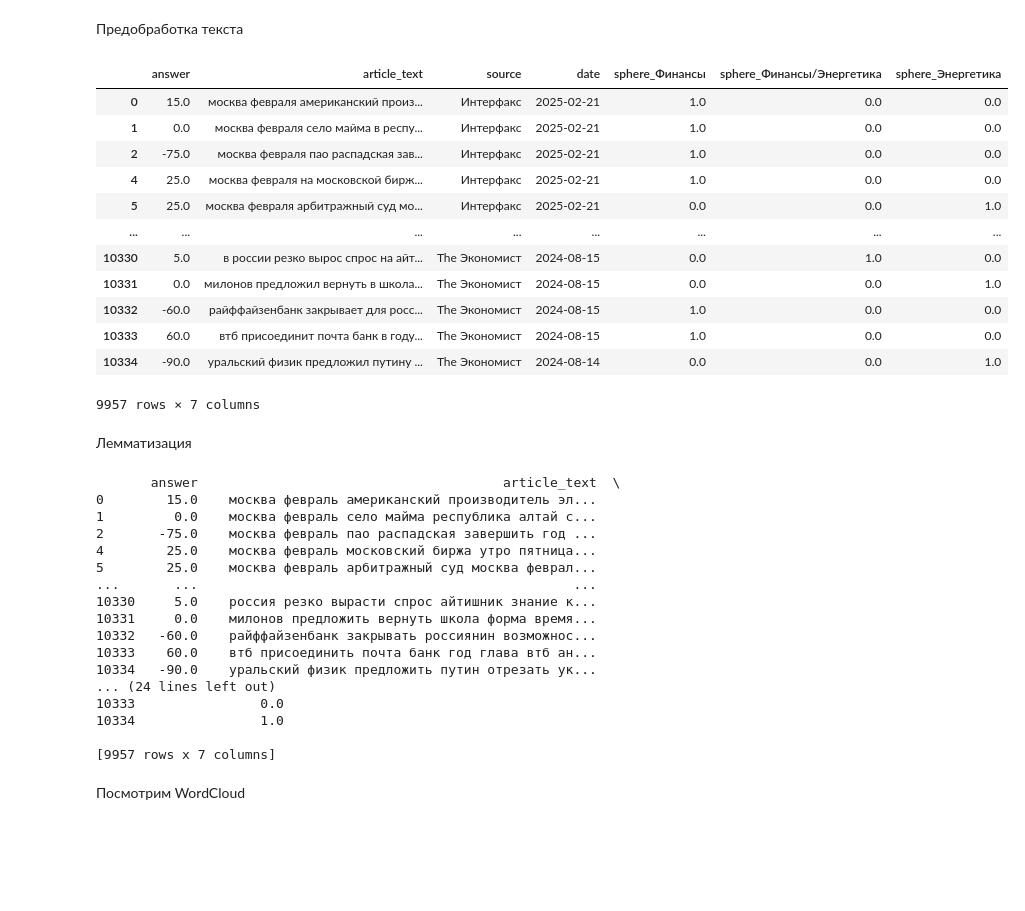
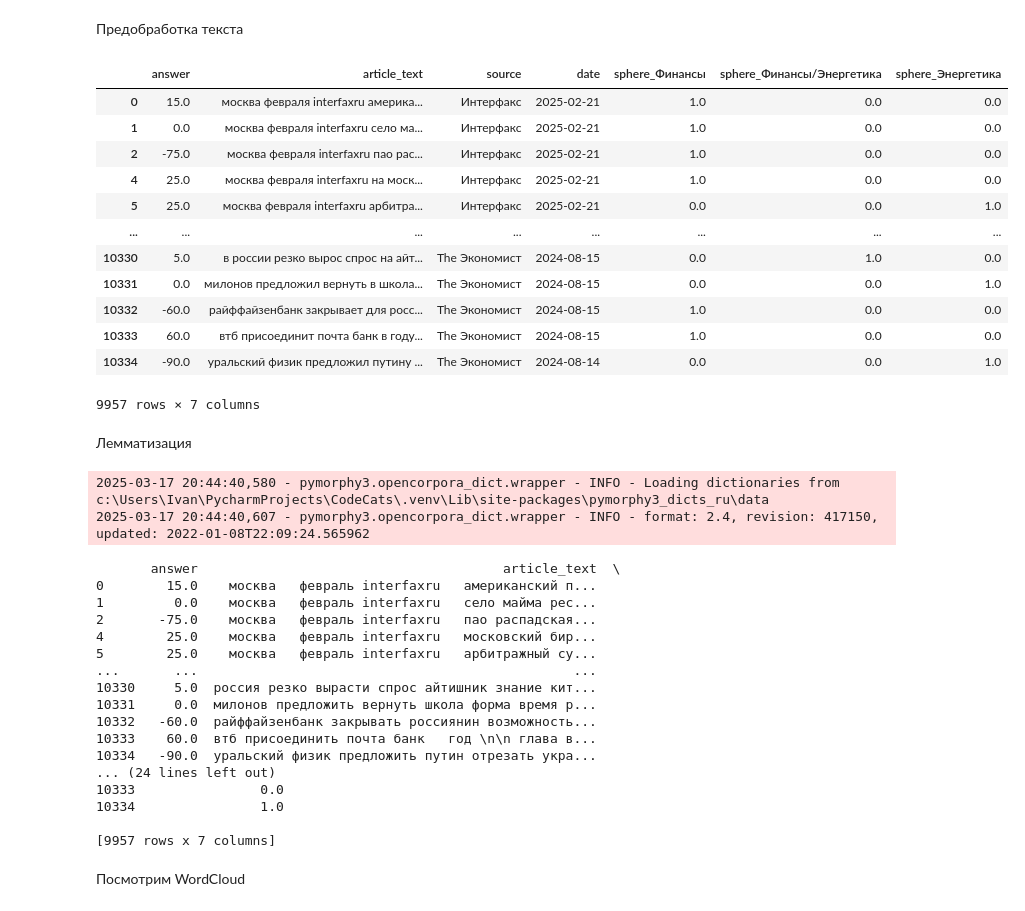
Before and after one commit to Rissochek/CodeCats, a Jupyter notebook: research/research_sentiment.ipynb, the cells around one changed output. Cells and saved outputs as stored; diff of their text form; code cells hidden in the pictures; blank space fills up the shorter version.

```diff
--- a/research/research_sentiment.ipynb
+++ b/research/research_sentiment.ipynb
@@ -590,7 +590,7 @@ def row_analysing(row):
 # %% [markdown]
 Предобработка данных
 # %%
-with open('../data/model_data/model_data_cache.json', 'r') as f:
+with open('../data/model_data/model_data_cache.json', 'r', encoding='utf-8') as f:
     data = json.load(f)
 news_sentiment = pd.DataFrame(data)
 news_sentiment
@@ -716,5 +716,3 @@ news_sentiment
 news_sentiment.dropna(inplace=True)
 # %% [markdown]
 OHE по источникам
-# %%
-news_sentiment.drop(columns=['source_The Экономист',	'source_Интерфакс',	'source_Копейка рубль бережёт'], inplace=True)
@@ -750,29 +732,21 @@ KeyError: "['source_The Экономист', 'source_Интерфакс', 'sourc
 # %% [markdown]
 Предобработка текста
 # %%
-def remove_punctuation(text):
+def clean_text(text):
     text = text.lower()
-    urls = re.compile(r'https?://\S+|www\.\S+|http\S+|https\S+|ftp\S+|file\S+|mailto\S+|tel\S+')
-    text = urls.sub(r' ', text)
-    pattern = r'[^а-яА-Я0-9#\s]'
-    pattern_digits = r'[+-]?\d+(\.\d+)?'
-    text = re.sub(r'@\w+', '', text)
-    text = re.sub(pattern, ' ', text)
-    text = re.sub(pattern_digits, ' ', text)
-    text = re.sub(r'\s+', ' ', text)
-
-
+    text = re.sub(r'[^\w\s]', '', text)
+    text = re.sub(r'\d+', '', text)
     return text
 
-news_sentiment['article_text'] = news_sentiment['article_text'].apply(remove_punctuation)
+news_sentiment['article_text'] = news_sentiment['article_text'].apply(clean_text)
 news_sentiment
 # %% [output]
 |  | answer | article_text | source | date | sphere_Финансы | sphere_Финансы/Энергетика | sphere_Энергетика |
-| 0 | 15.0 | москва февраля американский произ... | Интерфакс | 2025-02-21 | 1.0 | 0.0 | 0.0 |
-| 1 | 0.0 | москва февраля село майма в респу... | Интерфакс | 2025-02-21 | 1.0 | 0.0 | 0.0 |
-| 2 | -75.0 | москва февраля пао распадская зав... | Интерфакс | 2025-02-21 | 1.0 | 0.0 | 0.0 |
-| 4 | 25.0 | москва февраля на московской бирж... | Интерфакс | 2025-02-21 | 1.0 | 0.0 | 0.0 |
-| 5 | 25.0 | москва февраля арбитражный суд мо... | Интерфакс | 2025-02-21 | 0.0 | 0.0 | 1.0 |
+| 0 | 15.0 | москва февраля interfaxru америка... | Интерфакс | 2025-02-21 | 1.0 | 0.0 | 0.0 |
+| 1 | 0.0 | москва февраля interfaxru село ма... | Интерфакс | 2025-02-21 | 1.0 | 0.0 | 0.0 |
+| 2 | -75.0 | москва февраля interfaxru пао рас... | Интерфакс | 2025-02-21 | 1.0 | 0.0 | 0.0 |
+| 4 | 25.0 | москва февраля interfaxru на моск... | Интерфакс | 2025-02-21 | 1.0 | 0.0 | 0.0 |
+| 5 | 25.0 | москва февраля interfaxru арбитра... | Интерфакс | 2025-02-21 | 0.0 | 0.0 | 1.0 |
 | ... | ... | ... | ... | ... | ... | ... | ... |
 | 10330 | 5.0 | в россии резко вырос спрос на айт... | The Экономист | 2024-08-15 | 0.0 | 1.0 | 0.0 |
 | 10331 | 0.0 | милонов предложил вернуть в школа... | The Экономист | 2024-08-15 | 0.0 | 0.0 | 1.0 |
@@ -788,30 +762,32 @@ nlp = spacy.load("ru_core_news_sm")
 
 def lemmatize(text):
     doc = nlp(text)
-    lemmas = [token.lemma_ for token in doc if token.pos_ not in ["ADP", "CCONJ", "PART", "SCONJ", "PUNCT", "SYM", "X"]]
+    lemmas = [token.lemma_ for token in doc if token.pos_ not in ["ADP", "CCONJ", "PART", "SCONJ", "PUNCT", "SYM"]]
     return ' '.join(lemmas)
 
 news_sentiment['article_text'] = news_sentiment['article_text'].apply(lemmatize)
 
 print(news_sentiment)
 # %% [output]
-       answer                                       article_text  \
-0        15.0    москва февраль американский производитель эл...
-1         0.0    москва февраль село майма республика алтай с...
-2       -75.0    москва февраль пао распадская завершить год ...
-4        25.0    москва февраль московский биржа утро пятница...
-5        25.0    москва февраль арбитражный суд москва феврал...
-...       ...                                                ...
-10330     5.0    россия резко вырасти спрос айтишник знание к...
-10331     0.0    милонов предложить вернуть школа форма время...
-10332   -60.0    райффайзенбанк закрывать россиянин возможнос...
-10333    60.0    втб присоединить почта банк год глава втб ан...
-10334   -90.0    уральский физик предложить путин отрезать ук...
-... (24 lines left out)
-10333                0.0
-10334                1.0
-
-[9957 rows x 7 columns]
+2025-03-17 20:44:40,580 - pymorphy3.opencorpora_dict.wrapper - INFO - Loading dictionaries from c:\Users\Ivan\PycharmProjects\CodeCats\.venv\Lib\site-packages\pymorphy3_dicts_ru\data
+2025-03-17 20:44:40,607 - pymorphy3.opencorpora_dict.wrapper - INFO - format: 2.4, revision: 417150, updated: 2022-01-08T22:09:24.565962
+       answer                                       article_text  \
+0        15.0    москва   февраль interfaxru   американский п...
+1         0.0    москва   февраль interfaxru   село майма рес...
+2       -75.0    москва   февраль interfaxru   пао распадская...
+4        25.0    москва   февраль interfaxru   московский бир...
+5        25.0    москва   февраль interfaxru   арбитражный су...
+...       ...                                                ...
+10330     5.0  россия резко вырасти спрос айтишник знание кит...
+10331     0.0  милонов предложить вернуть школа форма время р...
+10332   -60.0  райффайзенбанк закрывать россиянин возможность...
+10333    60.0  втб присоединить почта банк   год \n\n глава в...
+10334   -90.0  уральский физик предложить путин отрезать укра...
+... (24 lines left out)
+10333                0.0
+10334                1.0
+
+[9957 rows x 7 columns]
 # %% [markdown]
 Посмотрим WordCloud
 # %%
```
Also changed, not shown: parts of 32 cells of this notebook, 12 other files.
